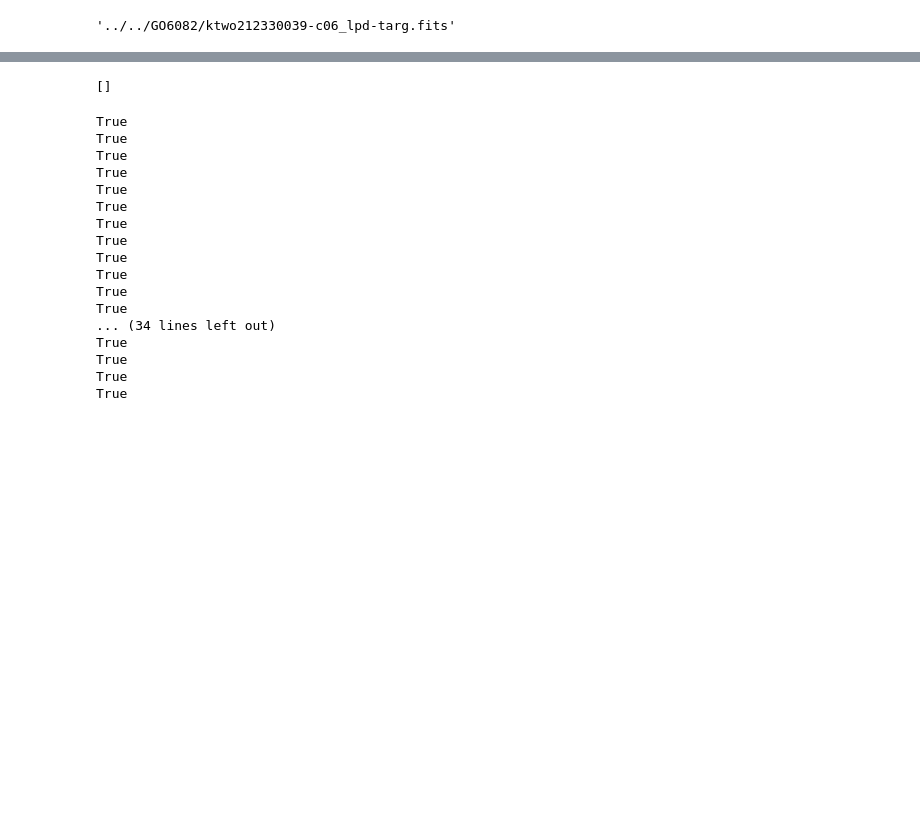
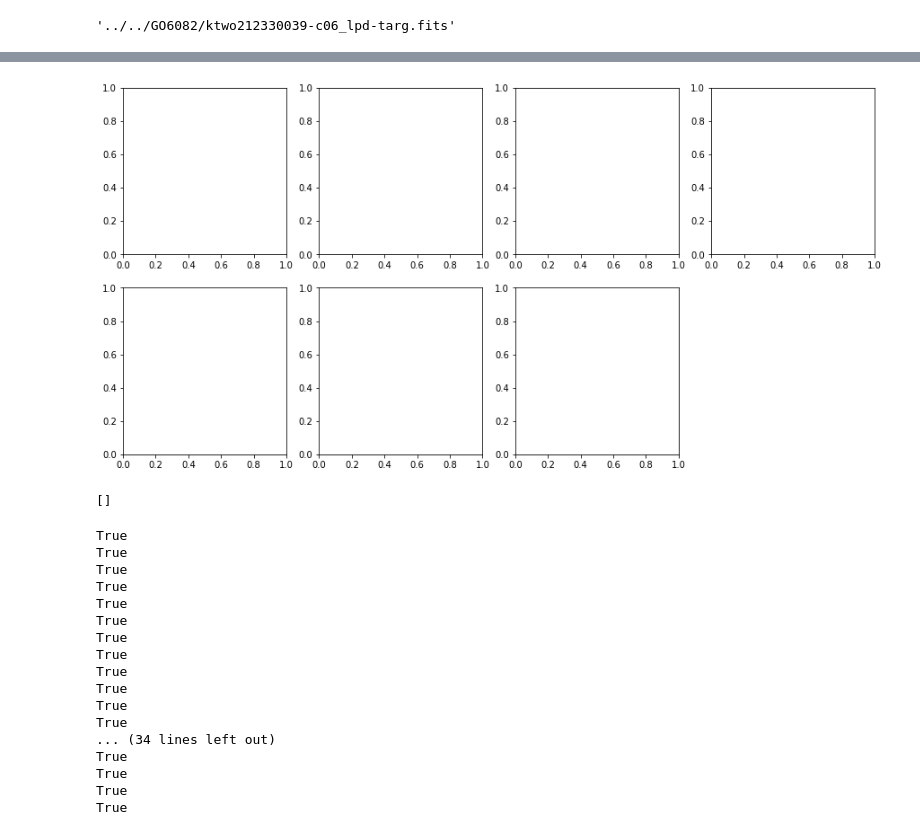
Before and after one commit to zabop/lcpics_by_campaign, a Jupyter notebook: massAAP_comparison_w_other_pipelines_wo_class.ipynb, the cells around one changed output, grey strips where cells are left out. Cells and saved outputs as stored; diff of their text form; code cells hidden in the pictures; blank space fills up the shorter version.

```diff
--- a/massAAP_comparison_w_other_pipelines_wo_class.ipynb
+++ b/massAAP_comparison_w_other_pipelines_wo_class.ipynb
@@ -469,3 +513,15 @@ plt.scatter([each for index, each in enumerate(kpmaglist) if
+# %%
+plt.figure(figsize=(15,7.5))
+gs = gridspec.GridSpec(2, 4)
+ax00 = plt.subplot(gs[0, 0])
+ax01 = plt.subplot(gs[0, 1])
+ax02 = plt.subplot(gs[0, 2])
+ax10 = plt.subplot(gs[0, 3])
+ax11 = plt.subplot(gs[1, 0])
+ax12 = plt.subplot(gs[1, 1])
+ax20 = plt.subplot(gs[1, 2])
+# %% [output]
+[figure, added]
 # %%
 [each for index, each in enumerate(kpmaglist) if
              (type(sap_massaap_maxpower_ratio[index])==float)]
```
Also changed, not shown: parts of 7 cells of this notebook.
